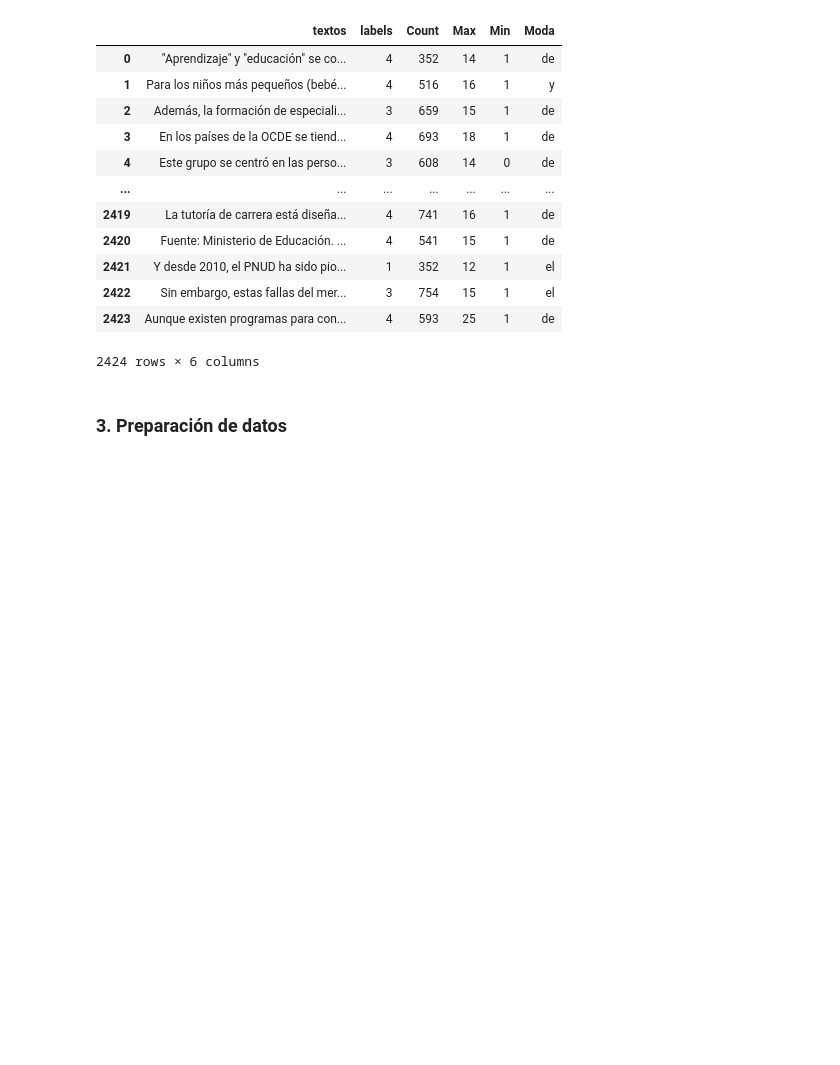
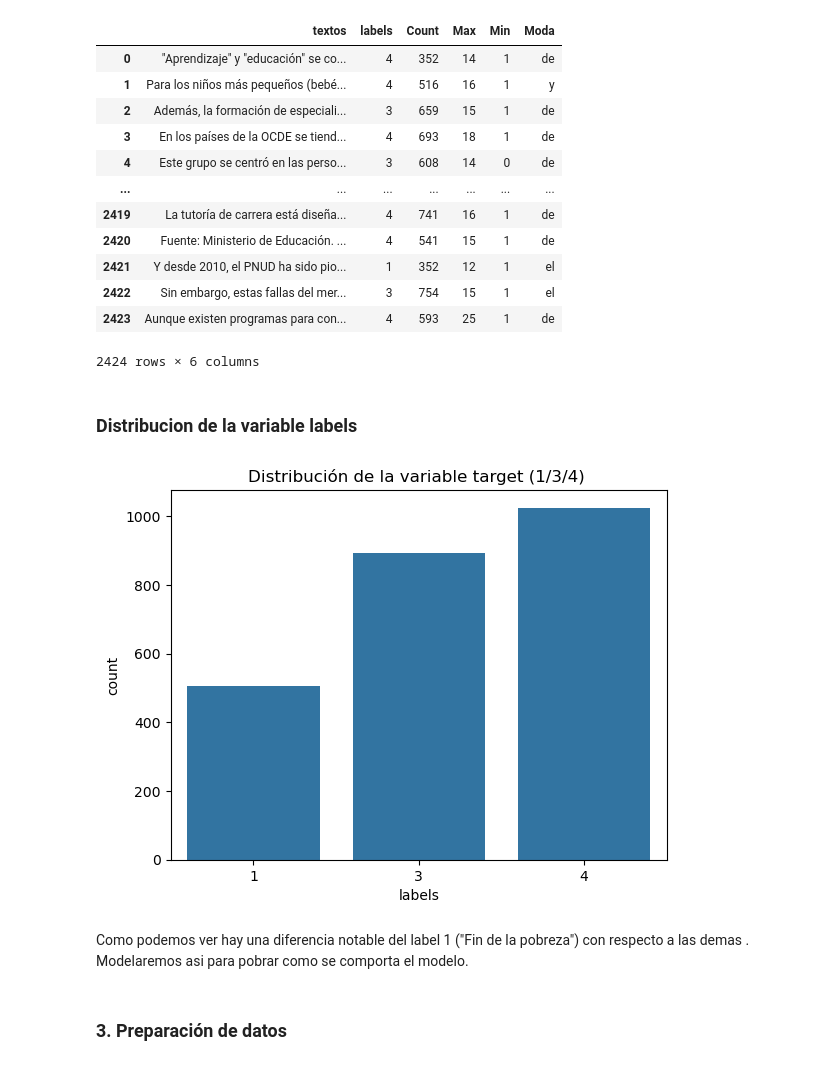
Before and after one commit to Juanin6/Proyecto1-BI, a Jupyter notebook: etapa1.ipynb, the cells around one changed output. Saved outputs shown, nothing was run; the diff lists cells and outputs as text; code cells hidden in the pictures; blank space fills up the shorter version.

```diff
--- a/etapa1.ipynb
+++ b/etapa1.ipynb
@@ -229,6 +230,16 @@ texts
 | 2422 | Sin embargo, estas fallas del mer... | 3 | 754 | 15 | 1 | el |
 | 2423 | Aunque existen programas para con... | 4 | 593 | 25 | 1 | de |
 2424 rows × 6 columns
+# %% [markdown]
+### Distribucion de la variable labels
+# %%
+sns.countplot(x="labels", data=df_textC)
+plt.title("Distribución de la variable target (1/3/4) ")
+plt.show()
+# %% [output]
+[figure, added]
+# %% [markdown]
+Como podemos ver hay una diferencia notable del label 1 ("Fin de la pobreza") con respecto a las demas . Modelaremos asi para pobrar como se comporta el modelo.
 # %% [markdown]
 ### 3. Preparación de datos
 # %% [markdown]
```
Also changed, not shown: parts of 17 cells of this notebook.
